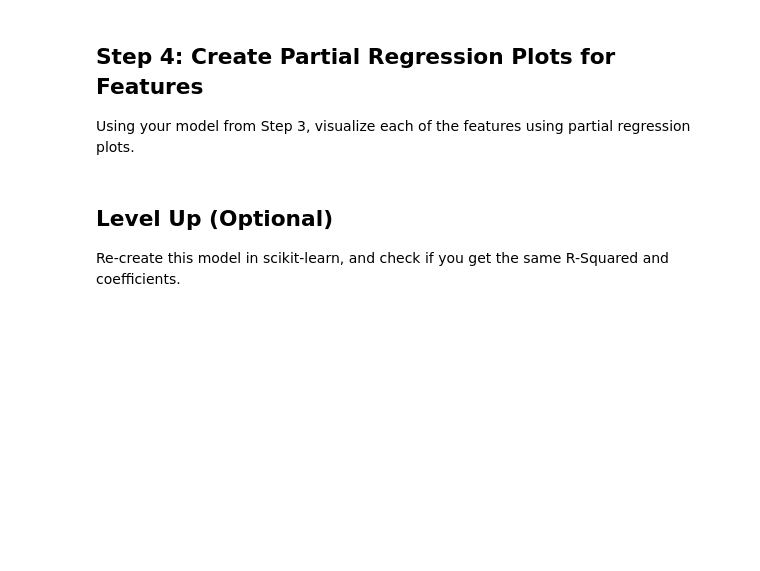
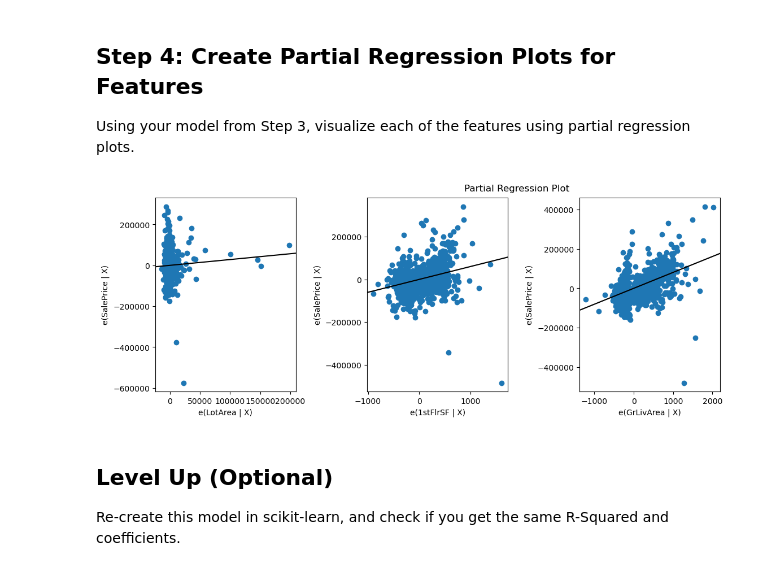
Before and after one commit to victormuuo07/dsc-multiple-linear-regression-statsmodels-lab-v2-5, a Jupyter notebook: index.ipynb, the cells around one changed output. Cells and saved outputs as stored; diff of their text form; code cells hidden in the pictures; blank space fills up the shorter version.

```diff
--- a/index.ipynb
+++ b/index.ipynb
@@ -99,7 +99,7 @@ Build a linear regression using StatsModels, describe the overall model performa
 # Your code here - define y and baseline
 import statsmodels.api as sm
 y = ames_subset['SalePrice']
-X_baseline = ames_subset[['GrLivArea']]
+X_baseline = ames_subset[['LotArea']]
 
 baseline_model = sm.OLS(y, sm.add_constant(X_baseline))
 baseline_results = baseline_model.fit()
@@ -133,3 +136,5 @@ strong multicollinearity or other numerical problems.
 For this model, use **all of** the features in `ames_subset`.
 # %%
 # Your code here - define X
+X_all = ames_subset.drop('SalePrice', axis=1)
+X_all.columns
@@ -136,2 +143,5 @@ For this model, use **all of** the features in `ames_subset`.
 # %%
 # Your code here - fit model and display results
+model = sm.OLS(y, sm.add_constant(X_all))
+model_result = model.fit()
+print(model_result.summary())
@@ -143,6 +174,11 @@ For this model, use **all of** the features in `ames_subset`.
 Using your model from Step 3, visualize each of the features using partial regression plots.
 # %%
 # Your code here - create partial regression plots for each predictor
+fig = plt.figure(figsize=(15,8))
+sm.graphics.plot_partregress_grid(model_result, exog_idx=list(X_all.columns.values), grid=(2,4),fig=fig)
+plt.show()
+# %% [output]
+[figure, added]
 # %%
 # Your written answer here - explain what you see, and how this relates
 # to what you saw in Step 1. What do you notice?
```
Also changed, not shown: parts of 5 cells of this notebook.
